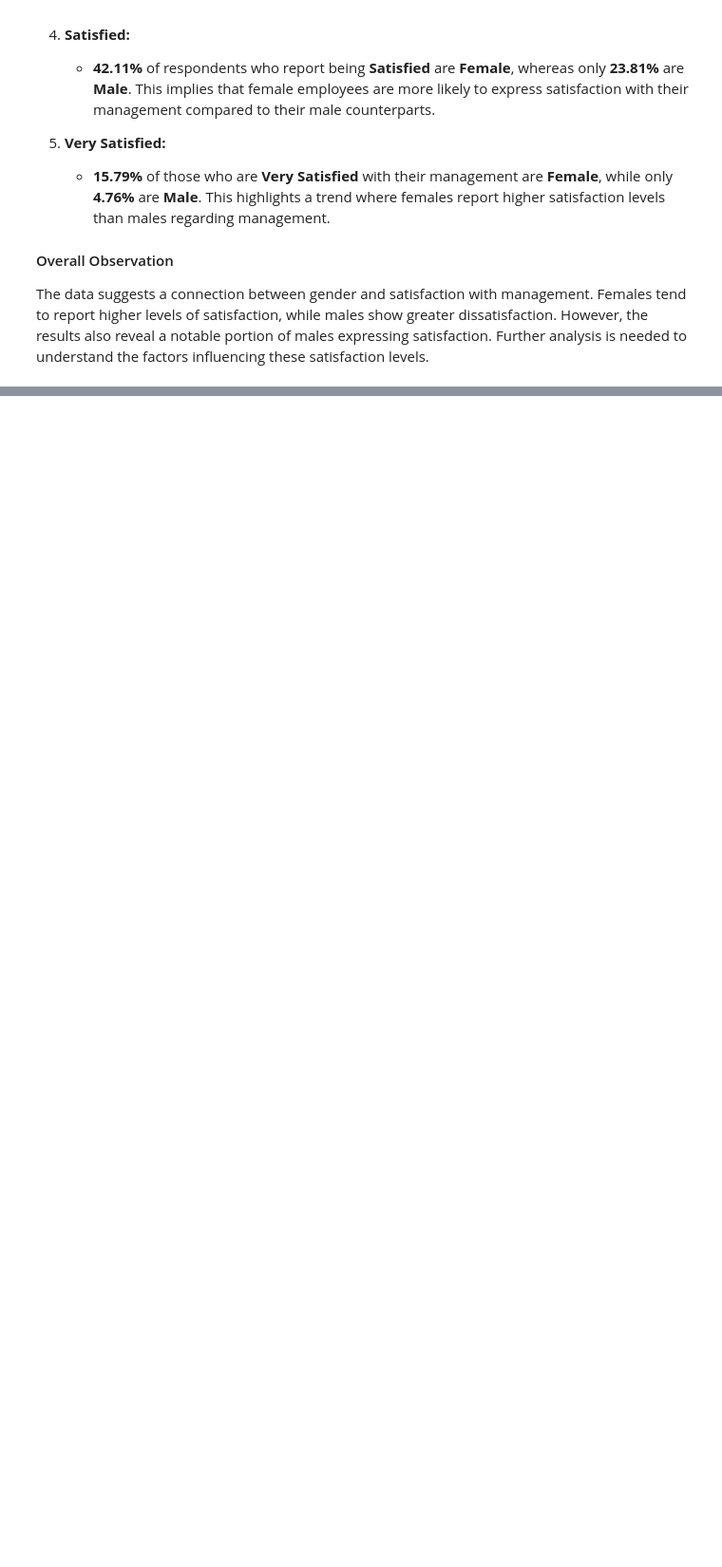
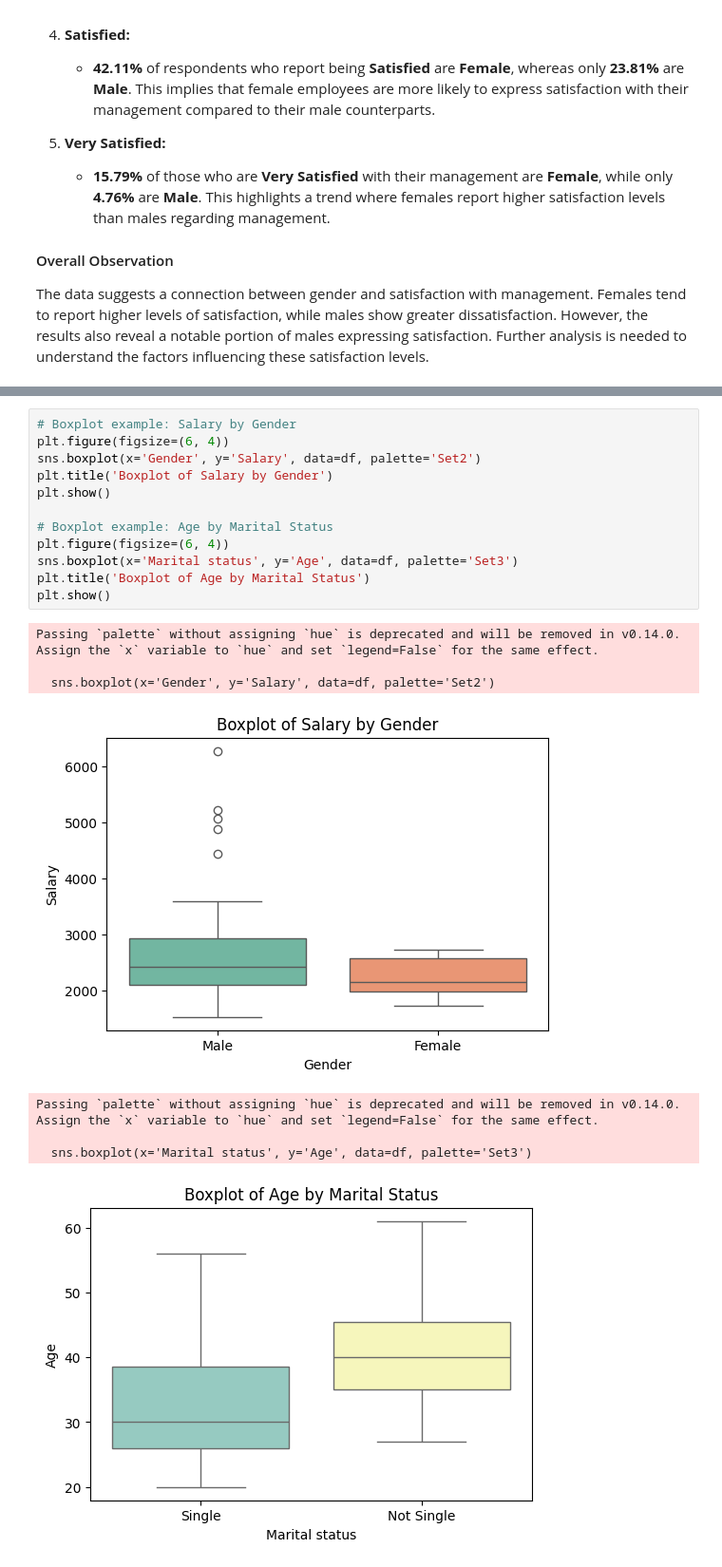
Before and after one commit to yayomithakshila/Data-Processing-with-Python-Project, a Jupyter notebook: Analyzing_WorkPlaceSatisfactionSurveyData.ipynb, the cells around one changed output, grey strips where cells are left out. Shown: that part at 95% size. Saved outputs shown, nothing was run; the diff lists cells and outputs as text; blank space fills up the shorter version.

```diff
--- a/Analyzing_WorkPlaceSatisfactionSurveyData.ipynb
+++ b/Analyzing_WorkPlaceSatisfactionSurveyData.ipynb
@@ -626,0 +859,21 @@ Not Single      50.0  100.0  50.0  50.0    0.0
+# %%
+# Boxplot example: Salary by Gender
+plt.figure(figsize=(6, 4))
+sns.boxplot(x='Gender', y='Salary', data=df, palette='Set2')
+plt.title('Boxplot of Salary by Gender')
+plt.show()
+
+# Boxplot example: Age by Marital Status
+plt.figure(figsize=(6, 4))
+sns.boxplot(x='Marital status', y='Age', data=df, palette='Set3')
+plt.title('Boxplot of Age by Marital Status')
+plt.show()
+# %% [output]
+Passing `palette` without assigning `hue` is deprecated and will be removed in v0.14.0. Assign the `x` variable to `hue` and set `legend=False` for the same effect.
+
+  sns.boxplot(x='Gender', y='Salary', data=df, palette='Set2')
+[figure, added]
+Passing `palette` without assigning `hue` is deprecated and will be removed in v0.14.0. Assign the `x` variable to `hue` and set `legend=False` for the same effect.
+
+  sns.boxplot(x='Marital status', y='Age', data=df, palette='Set3')
+[figure, added]
```
Also changed, not shown: parts of 10 cells of this notebook.
